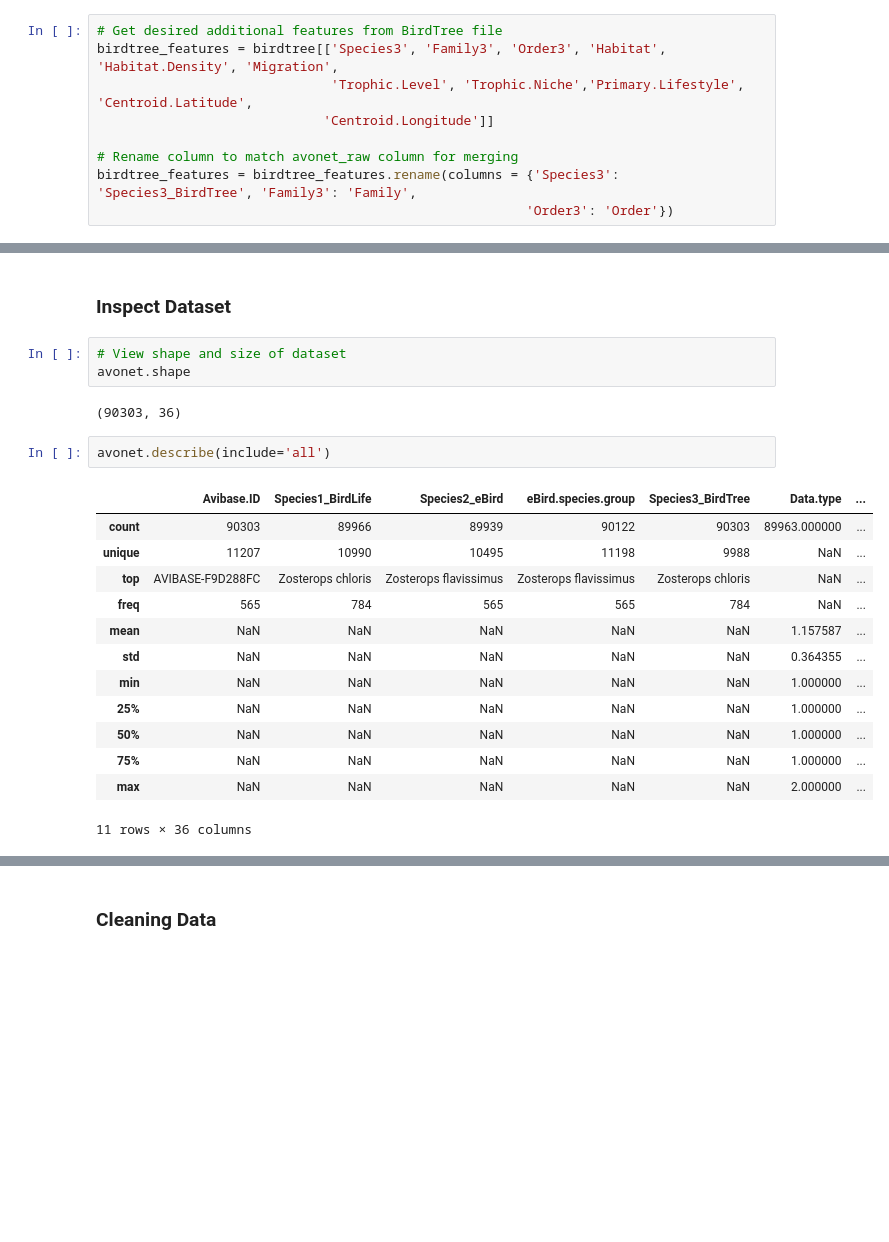
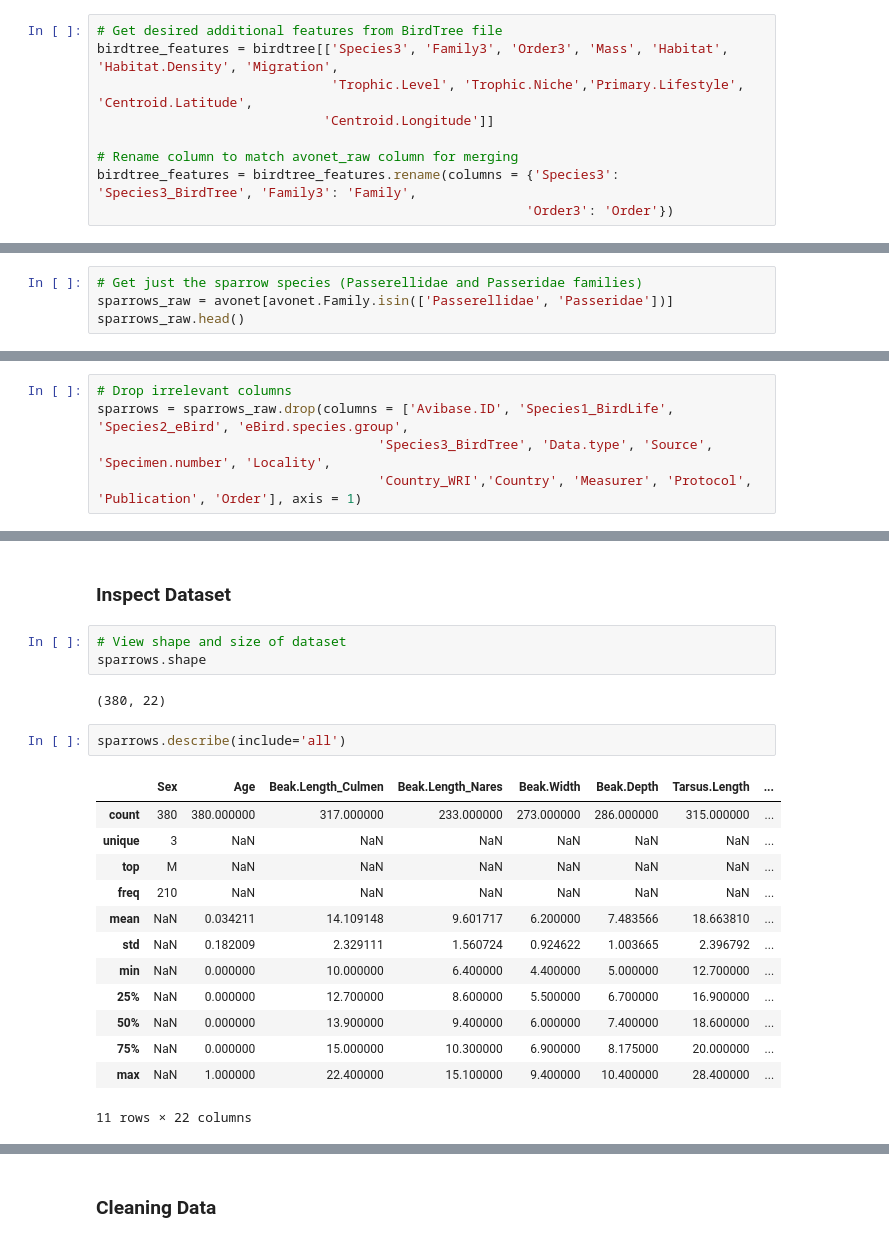
Before and after one commit to bethharvey/capstone-project, a Jupyter notebook: avonet_bird_identification.ipynb, the cells around one changed output, grey strips where cells are left out. Cells and saved outputs as stored; diff of their text form; blank space fills up the shorter version.

```diff
--- a/avonet_bird_identification.ipynb
+++ b/avonet_bird_identification.ipynb
@@ -48,7 +51,7 @@ birdtree = pd.read_csv('avonet3_birdtree.csv')
 ### Merging Datasets
 # %%
 # Get desired additional features from BirdTree file
-birdtree_features = birdtree[['Species3', 'Family3', 'Order3', 'Habitat', 'Habitat.Density', 'Migration',
+birdtree_features = birdtree[['Species3', 'Family3', 'Order3', 'Mass', 'Habitat', 'Habitat.Density', 'Migration',
                               'Trophic.Level', 'Trophic.Niche','Primary.Lifestyle', 'Centroid.Latitude',
                              'Centroid.Longitude']]
 
@@ -69,0 +73,4 @@ avonet.head()
+# %%
+# Get just the sparrow species (Passerellidae and Passeridae families)
+sparrows_raw = avonet[avonet.Family.isin(['Passerellidae', 'Passeridae'])]
+sparrows_raw.head()
@@ -69,0 +85,5 @@ avonet.head()
+# %%
+# Drop irrelevant columns
+sparrows = sparrows_raw.drop(columns = ['Avibase.ID', 'Species1_BirdLife', 'Species2_eBird', 'eBird.species.group',
+                                    'Species3_BirdTree', 'Data.type', 'Source', 'Specimen.number', 'Locality',
+                                    'Country_WRI','Country', 'Measurer', 'Protocol', 'Publication', 'Order'], axis = 1)
@@ -71,23 +101,23 @@ avonet.head()
 ### Inspect Dataset
 # %%
 # View shape and size of dataset
-avonet.shape
+sparrows.shape
 # %% [output]
-(90303, 36)
+(380, 22)
 # %%
-avonet.describe(include='all')
+sparrows.describe(include='all')
 # %% [output]
-|  | Avibase.ID | Species1_BirdLife | Species2_eBird | eBird.species.group | Species3_BirdTree | Data.type | ... |
-| count | 90303 | 89966 | 89939 | 90122 | 90303 | 89963.000000 | ... |
-| unique | 11207 | 10990 | 10495 | 11198 | 9988 | NaN | ... |
-| top | AVIBASE-F9D288FC | Zosterops chloris | Zosterops flavissimus | Zosterops flavissimus | Zosterops chloris | NaN | ... |
-| freq | 565 | 784 | 565 | 565 | 784 | NaN | ... |
-| mean | NaN | NaN | NaN | NaN | NaN | 1.157587 | ... |
-| std | NaN | NaN | NaN | NaN | NaN | 0.364355 | ... |
-| min | NaN | NaN | NaN | NaN | NaN | 1.000000 | ... |
-| 25% | NaN | NaN | NaN | NaN | NaN | 1.000000 | ... |
-| 50% | NaN | NaN | NaN | NaN | NaN | 1.000000 | ... |
-| 75% | NaN | NaN | NaN | NaN | NaN | 1.000000 | ... |
-| max | NaN | NaN | NaN | NaN | NaN | 2.000000 | ... |
+|  | Sex | Age | Beak.Length_Culmen | Beak.Length_Nares | Beak.Width | Beak.Depth | Tarsus.Length | ... |
+| count | 380 | 380.000000 | 317.000000 | 233.000000 | 273.000000 | 286.000000 | 315.000000 | ... |
+| unique | 3 | NaN | NaN | NaN | NaN | NaN | NaN | ... |
+| top | M | NaN | NaN | NaN | NaN | NaN | NaN | ... |
+| freq | 210 | NaN | NaN | NaN | NaN | NaN | NaN | ... |
+| mean | NaN | 0.034211 | 14.109148 | 9.601717 | 6.200000 | 7.483566 | 18.663810 | ... |
+| std | NaN | 0.182009 | 2.329111 | 1.560724 | 0.924622 | 1.003665 | 2.396792 | ... |
+| min | NaN | 0.000000 | 10.000000 | 6.400000 | 4.400000 | 5.000000 | 12.700000 | ... |
+| 25% | NaN | 0.000000 | 12.700000 | 8.600000 | 5.500000 | 6.700000 | 16.900000 | ... |
+| 50% | NaN | 0.000000 | 13.900000 | 9.400000 | 6.000000 | 7.400000 | 18.600000 | ... |
+| 75% | NaN | 0.000000 | 15.000000 | 10.300000 | 6.900000 | 8.175000 | 20.000000 | ... |
+| max | NaN | 1.000000 | 22.400000 | 15.100000 | 9.400000 | 10.400000 | 28.400000 | ... |
-11 rows × 36 columns
+11 rows × 22 columns
 # %%
```
Also changed, not shown: parts of 22 cells of this notebook, 1 other file.
